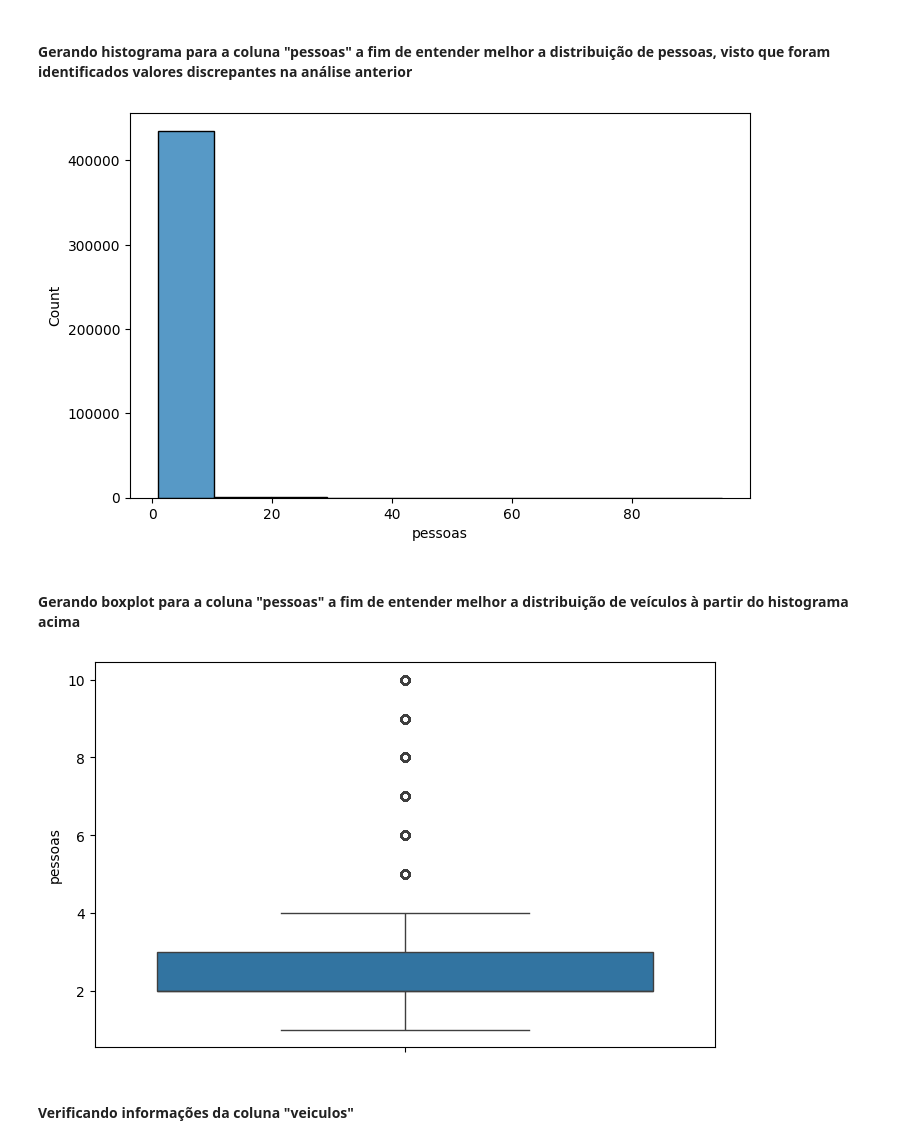
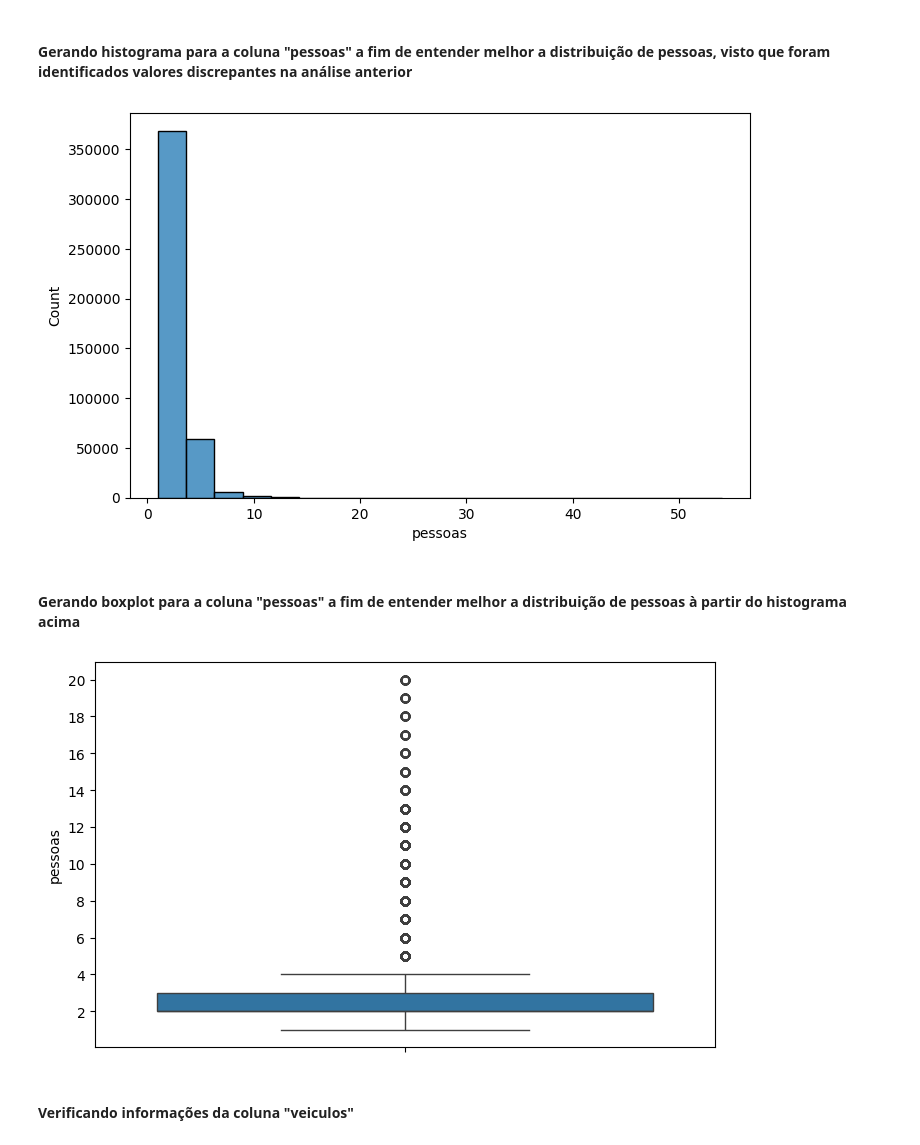
Before and after one commit to evidal1990/coderhouse_datascience, a Jupyter notebook: wrangling/data_wrangling.ipynb, the cells around one changed output. Cells and saved outputs as stored; diff of their text form; code cells hidden in the pictures.

Commit message:
Removendo do dataframe os índices onde a frequência de de pessoas envolvidas é <= 7, ou seja, menos de 1 ocorrência por ano

```diff
--- a/wrangling/data_wrangling.ipynb
+++ b/wrangling/data_wrangling.ipynb
@@ -904,0 +907,10 @@ Name: count, Length: 74, dtype: int64
+# %%
+frequency = 7
+filtered_people = df_accidents["pessoas"].value_counts()
+filtered_people = filtered_people[filtered_people <= frequency].index
+
+people_indexes = df_accidents[df_accidents["pessoas"].isin(
+    filtered_people)].index
+
+df_accidents = df_accidents.drop(people_indexes)
+df_accidents["pessoas"].value_counts().tail(20)
@@ -906,24 +936,23 @@ Name: count, Length: 74, dtype: int64
 #### Gerando histograma para a coluna "pessoas" a fim de entender melhor a distribuição de pessoas, visto que foram identificados valores discrepantes na análise anterior
 # %%
 plt.figure(figsize=(8, 5))
-sns.histplot(df_accidents["pessoas"], bins=10)
+sns.histplot(df_accidents["pessoas"], bins=20)
 plt.show()
 # %% [output]
-[figure, old version]
+[figure, new version]
 # %% [markdown]
-#### Gerando boxplot para a coluna "pessoas" a fim de entender melhor a distribuição de veículos à partir do histograma acima
+#### Gerando boxplot para a coluna "pessoas" a fim de entender melhor a distribuição de pessoas à partir do histograma acima
 # %%
-people_limit = 10
-data = df_accidents[df_accidents["pessoas"] <= people_limit]
+data = df_accidents[df_accidents["pessoas"] <= 20]
 plt.figure(figsize=(8, 5))
 sns.boxplot(data["pessoas"])
 plt.gca().yaxis.set_major_locator(
     mticker.MultipleLocator(2))
 plt.gca().yaxis.set_major_formatter(
     mticker.StrMethodFormatter("{x:.0f}"))
 plt.show()
 # %% [output]
-[figure, old version]
+[figure, new version]
 # %% [markdown]
 #### Verificando informações da coluna "veiculos"
 # %%
```
Also changed, not shown: parts of 3 cells of this notebook.
